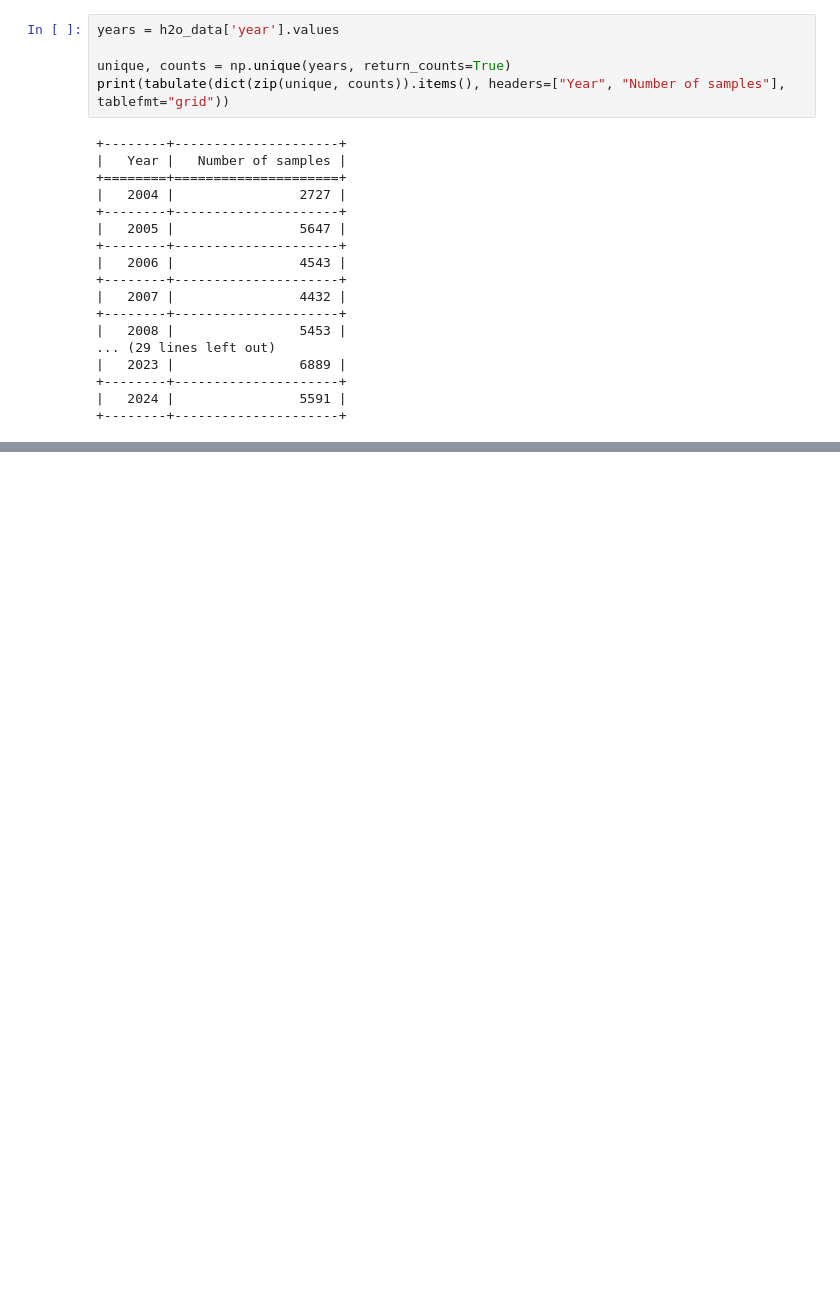
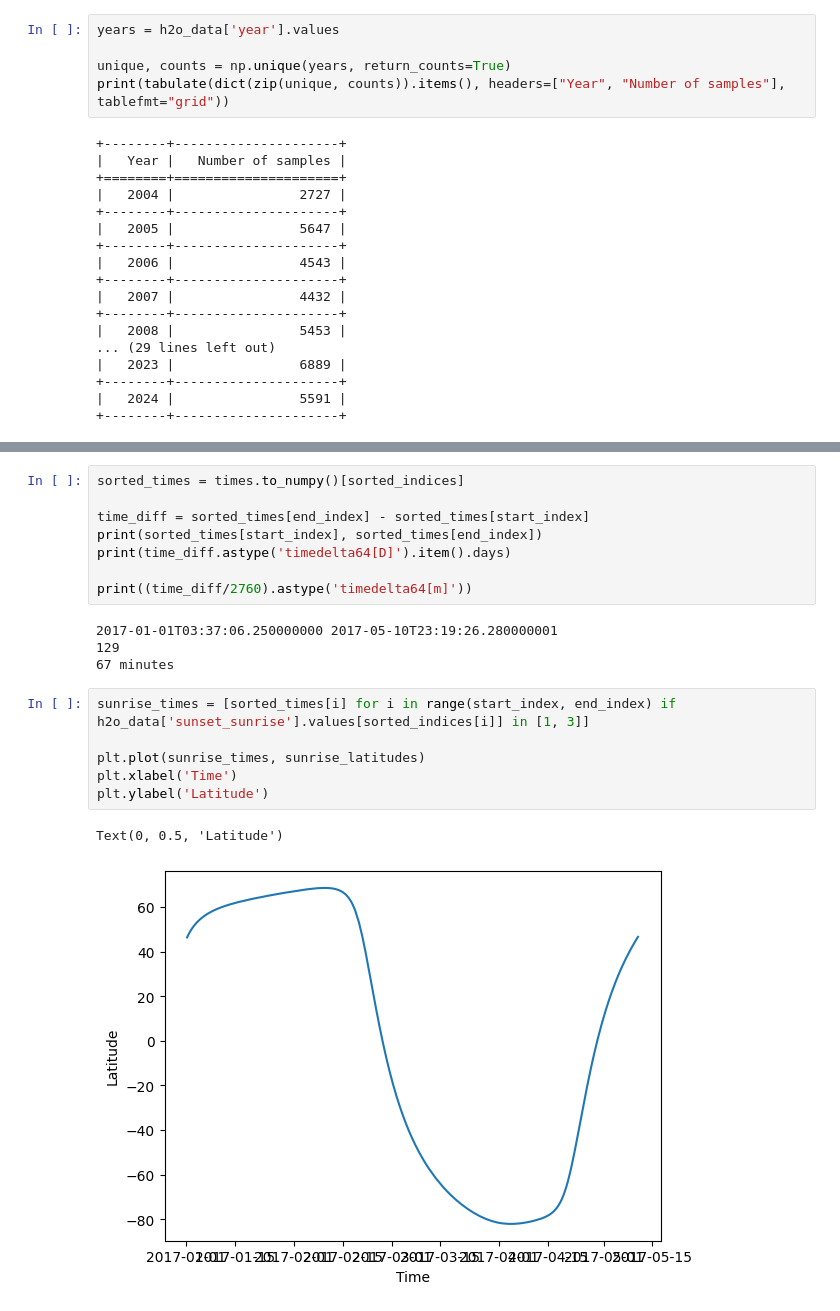
Before and after one commit to james-harvey-git/MPhys_Project, a Jupyter notebook: machine_learning.ipynb, the cells around one changed output, grey strips where cells are left out. Drawn from its saved outputs; the diff is of its cells as text; blank space fills up the shorter version.

```diff
--- a/machine_learning.ipynb
+++ b/machine_learning.ipynb
@@ -431,0 +377,21 @@ plt.show()
+# %%
+sorted_times = times.to_numpy()[sorted_indices]
+
+time_diff = sorted_times[end_index] - sorted_times[start_index]
+print(sorted_times[start_index], sorted_times[end_index])
+print(time_diff.astype('timedelta64[D]').item().days)
+
+print((time_diff/2760).astype('timedelta64[m]'))
+# %% [output]
+2017-01-01T03:37:06.250000000 2017-05-10T23:19:26.280000001
+129
+67 minutes
+# %%
+sunrise_times = [sorted_times[i] for i in range(start_index, end_index) if h2o_data['sunset_sunrise'].values[sorted_indices[i]] in [1, 3]]
+
+plt.plot(sunrise_times, sunrise_latitudes)
+plt.xlabel('Time')
+plt.ylabel('Latitude')
+# %% [output]
+Text(0, 0.5, 'Latitude')
+[figure, added]
```
Also changed, not shown: parts of 9 cells of this notebook, 1 other file.
